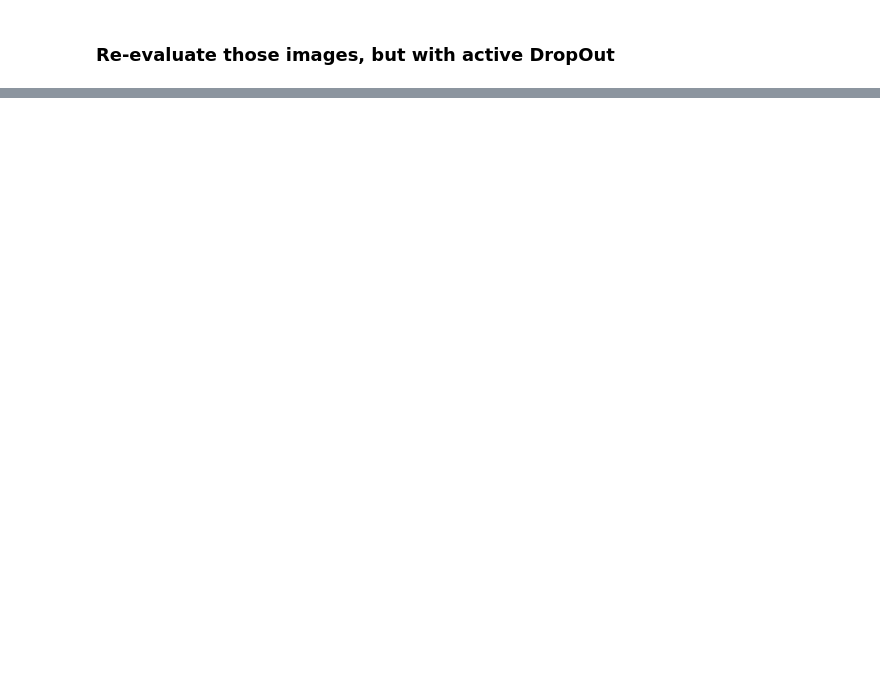
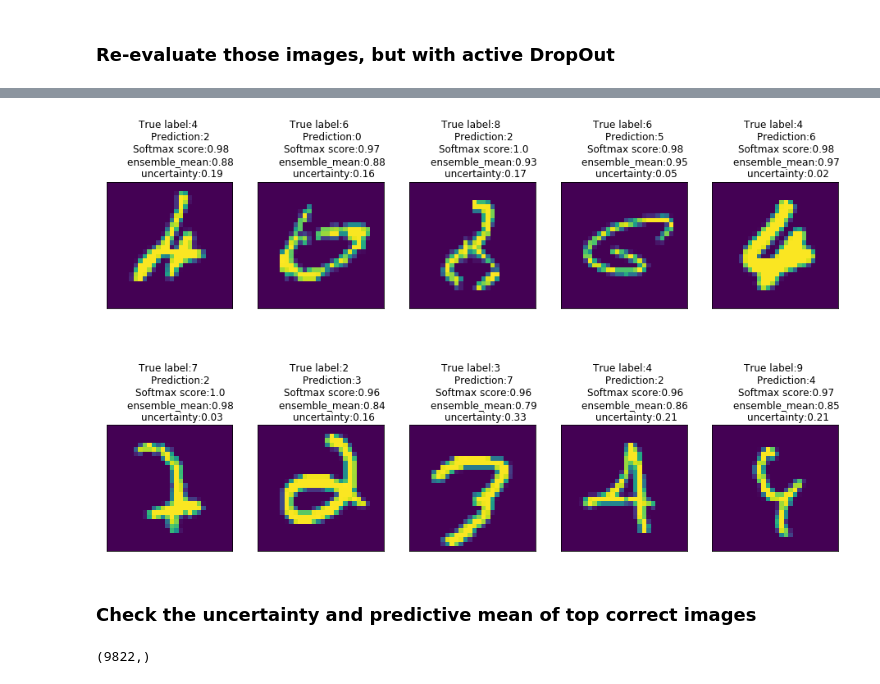
Before and after one commit to monaj07/ml, a Jupyter notebook: uncertainty/uncertainty.ipynb, the cells around one changed output, grey strips where cells are left out. Cells and saved outputs as stored; diff of their text form; code cells hidden in the pictures; blank space fills up the shorter version.

Commit message:
Add uncertainty metrics

```diff
--- a/uncertainty/uncertainty.ipynb
+++ b/uncertainty/uncertainty.ipynb
@@ -91,6 +97,6 @@ plt.imshow(sample_data)
 # %% [markdown]
 ### Build the model and configure the training
 # %%
-mlp = MLP(input_size=28*28, nclasses=10, hidden_layers=[64, 64], dropout=0.5)
+mlp = MLP(input_size=28*28, nclasses=10, hidden_layers=[800, 800], dropout=0.5)
 optimizer = torch.optim.SGD(mlp.parameters(), lr=0.01, momentum=0.9, weight_decay=0.0005)
 mlp.net
@@ -141,0 +177,7 @@ bad_preds = np.where(gt_test != preds_test_labels)
+# %%
+preds_test_score_threshold = 0.5
+wrong_samples = np.where(np.logical_and(gt_test != preds_test_labels, preds_test_score > preds_test_score_threshold))[0]
+wrong_samples_labels = preds_test_labels[wrong_samples]
+wrong_samples_scores = preds_test_score[wrong_samples]
+wrong_samples_gt = gt_test[wrong_samples]
+wrong_samples_gt
@@ -142,2 +192,5 @@ bad_preds = np.where(gt_test != preds_test_labels)
+# %%
+wrong_subset = torch.utils.data.Subset(mnist_test_dataset, wrong_samples)
+wrong_subset_loader = DataLoader(wrong_subset, batch_size=1, shuffle=False)
 # %% [markdown]
 ### Re-evaluate those images, but with active DropOut
@@ -158,0 +203,54 @@ NOTE: One thing that I am still confused about is why we have a low uncertainty
+# %%
+mlp.train()
+ensemble_size = 10
+
+predictive_mean_total_wrong = []
+predictive_std_total_wrong = []
+softmax_total_wrong = []
+
+idx = 0
+fig, axes = plt.subplots(2, 5, figsize=(16, 10))
+for it, test_batch in enumerate(wrong_subset_loader):
+    images, target = test_batch
+    scores = []
+    for _ in range(ensemble_size):
+        test_data_batch = images.view(target.shape[0], 784)
+        output_test = mlp(test_data_batch.to(device).float())
+        scores.append(F.softmax(output_test, dim=1).data.numpy())
+    scores = np.vstack(scores)
+    label = scores.mean(axis=0).argmax(0)
+    predictive_mean = np.round(np.mean(scores[:, label]), 2)
+    predictive_std = np.round(np.std(scores[:, label]), 2)
+
+    predictive_mean_total_wrong.append(predictive_mean)
+    predictive_std_total_wrong.append(predictive_std)
+    softmax_total_wrong.append(np.around(wrong_samples_scores[it], 2))
+
+    if idx < 10 and wrong_samples_scores[it] > 0.95:
+        img = images[0, 0].data.numpy()
+        axes[idx//5, idx%5].imshow(img)
+        axes[idx//5, idx%5].set_title(f"""True label:{target.item()}
+        Prediction:{wrong_samples_labels[it]}
+        Softmax score:{str(np.around(wrong_samples_scores[it], 2))}
+        ensemble_mean:{str(predictive_mean)}
+        uncertainty:{str(predictive_std)}""")
+        axes[idx//5, idx%5].xaxis.set_visible(False)
+        axes[idx//5, idx%5].yaxis.set_visible(False)
+        axes[idx//5, idx%5].xaxis.set_ticks([])
+        axes[idx//5, idx%5].yaxis.set_ticks([])
+        idx += 1
+
+predictive_mean_total_wrong = np.array(predictive_mean_total_wrong)
+predictive_std_total_wrong = np.array(predictive_std_total_wrong)
+softmax_total_wrong = np.array(softmax_total_wrong)
+# %% [output]
+[figure, added]
+# %% [markdown]
+### Check the uncertainty and predictive mean of top correct images
+# %%
+correct_samples = np.where(np.logical_and(gt_test == preds_test_labels, preds_test_score > preds_test_score_threshold))[0]
+correct_samples_labels = preds_test_labels[correct_samples]
+correct_samples_scores = preds_test_score[correct_samples]
+correct_samples.shape
+# %% [output]
+(9822,)
```
Also changed, not shown: parts of 21 cells of this notebook.
